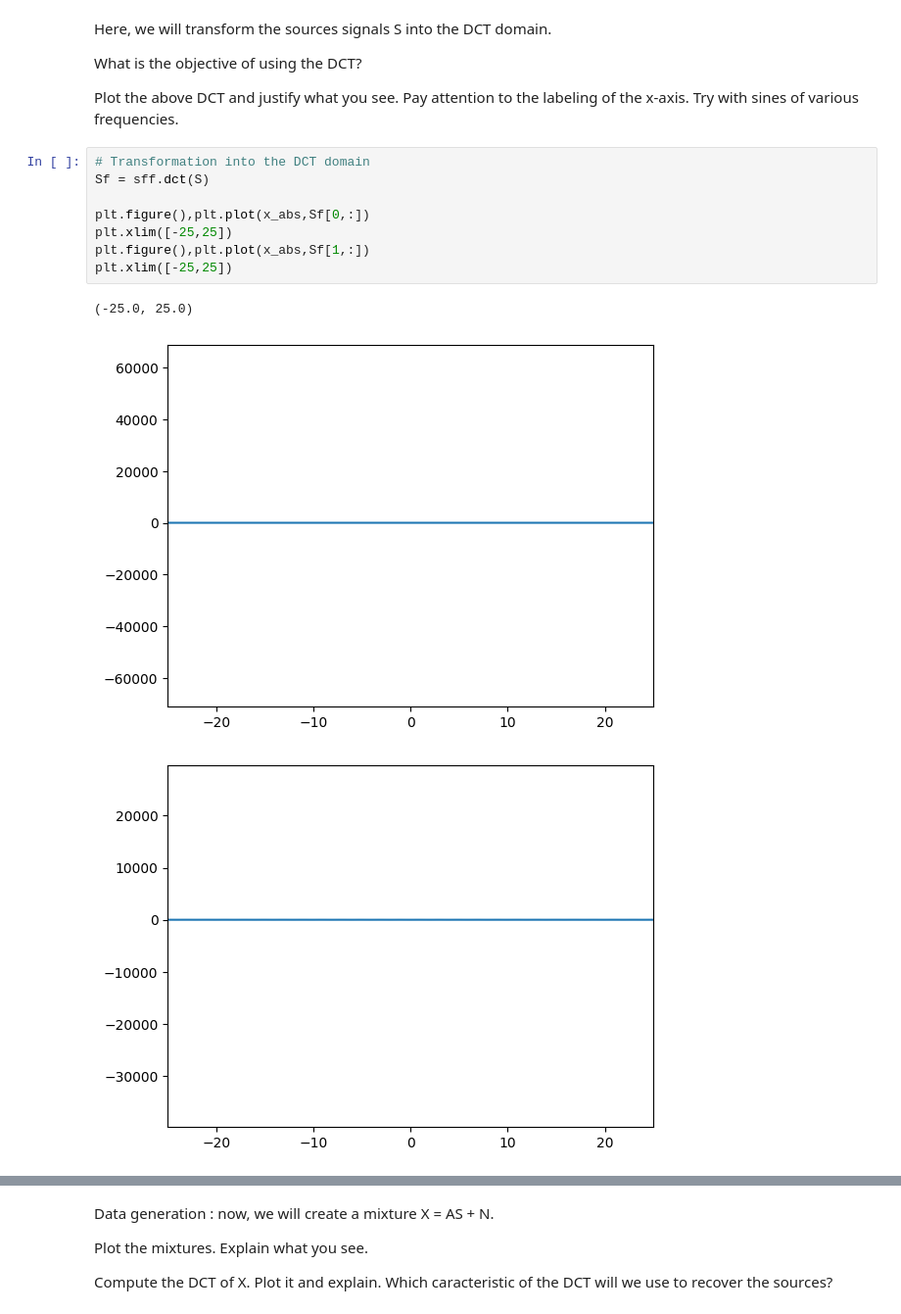
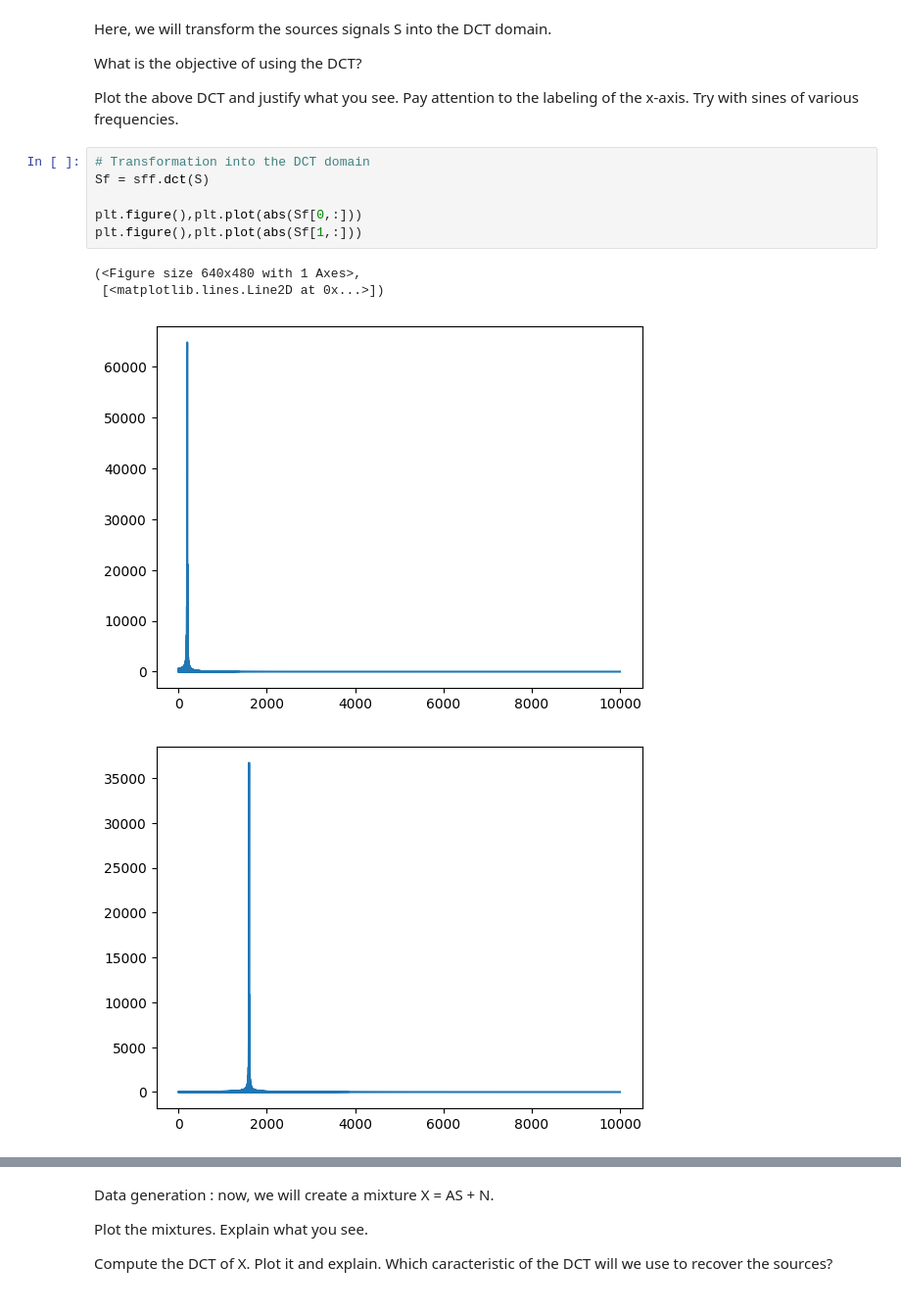
Before and after one commit to lmcastanedame/IMA207_TP1_Hyperspectral-Imaging, a Jupyter notebook: TP1_IMA207_CASTANEDA_Laura.ipynb, the cells around one changed output, grey strips where cells are left out. Shown at 98% size. Cells and saved outputs as stored; diff of their text form.

```diff
--- a/TP1_IMA207_CASTANEDA_Laura.ipynb
+++ b/TP1_IMA207_CASTANEDA_Laura.ipynb
@@ -140,12 +207,11 @@ Plot the above DCT and justify what you see. Pay attention to the labeling of th
 # %%
 # Transformation into the DCT domain
 Sf = sff.dct(S)
 
-plt.figure(),plt.plot(x_abs,Sf[0,:])
-plt.xlim([-25,25])
-plt.figure(),plt.plot(x_abs,Sf[1,:])
-plt.xlim([-25,25])
+plt.figure(),plt.plot(abs(Sf[0,:]))
+plt.figure(),plt.plot(abs(Sf[1,:]))
 # %% [output]
-(-25.0, 25.0)
+(<Figure size 640x480 with 1 Axes>,
+ [<matplotlib.lines.Line2D at 0x...>])
-[figure, old version]
+[figure, new version]
-[figure, old version]
+[figure, new version]
```
Also changed, not shown: parts of 36 cells of this notebook.
